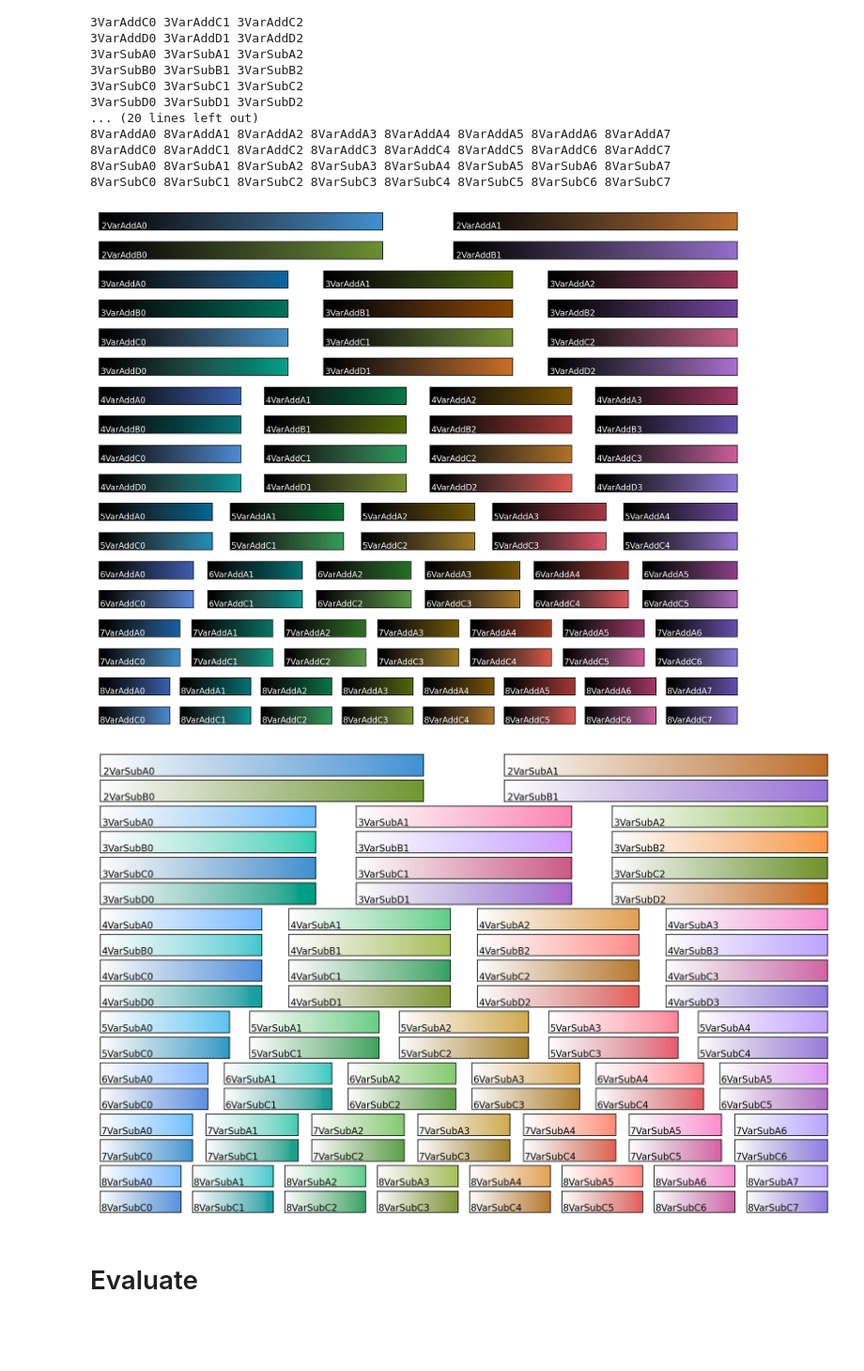
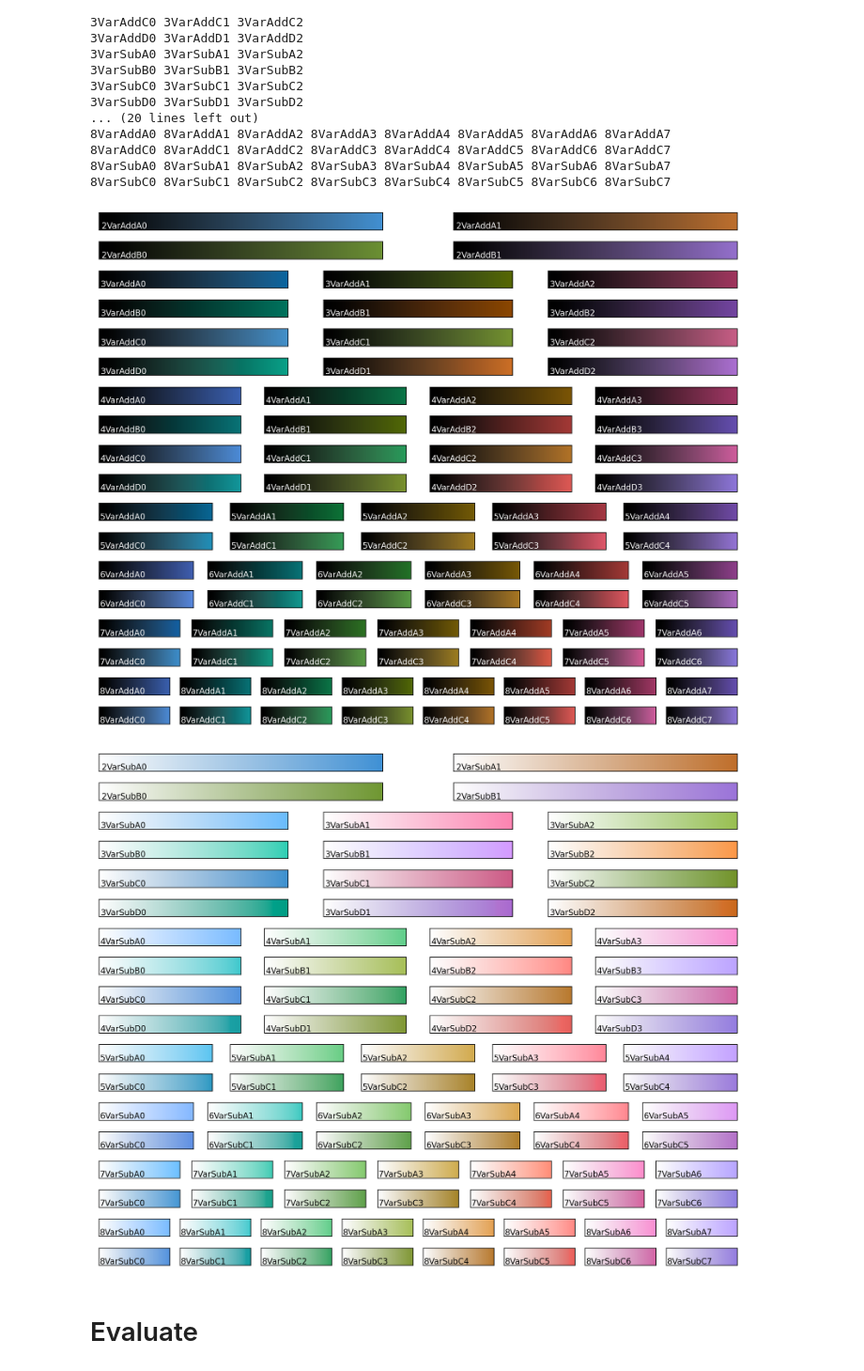
Before and after one commit to trygvrad/multivariate_colormaps, a Jupyter notebook: visualize together.ipynb, the cells around one changed output. Shown at 94% size. Saved outputs shown, nothing was run; the diff lists cells and outputs as text; code cells hidden in the pictures; blank space fills up the shorter version.

```diff
--- a/visualize together.ipynb
+++ b/visualize together.ipynb
@@ -81,36 +81,37 @@ fig, axes = plt.subplots((7*4-10), 1, dpi = 200, figsize = (12,9), facecolor = '
 for ax in axes:
     ax.set_yticks([])
     ax.set_xticks([])
+fig.tight_layout()
 row = 0
 versions = ['A', 'B', 'C', 'D']
 for n in range(2, 9, 1):
     if n == 2:
         v = ['A','B']
     elif n > 4:
         v = ['A','C']
     else:
         v = versions
     for version in v:
         for typ in ['Sub']: #, 'Sub']:
             name = f'{n}Var{typ}{version}'
             pos = axes[row].get_position()
             axes[row].remove()
             step = 0.8/n
             space = 0.1/(n-1)
             for i in range(n):
                 #recttuple (left, bottom, width, height)
                 recttuple = (0.05 + i*(step+space), pos.y0, step, pos.y1-pos.y0)
                 ax = fig.add_axes(recttuple)
                 ax.set_yticks([])
                 ax.set_xticks([])
                 cmap = _cm_listed_multivar.cmaps[name+str(i)].colors
                 ax.imshow(cmap*np.ones((20,256,3)), aspect = 'auto')
                 ax.text(2, 18, name+str(i), color = 'k')
             row += 1
 fig.savefig('subtractive_cmaps.png')
 # %% [output]
 [figure]
-[figure, old version]
+[figure, new version]
 # %% [markdown]
 # Evaluate
 # %%
```
Also changed, not shown: parts of 2 cells of this notebook, 36 other files.
